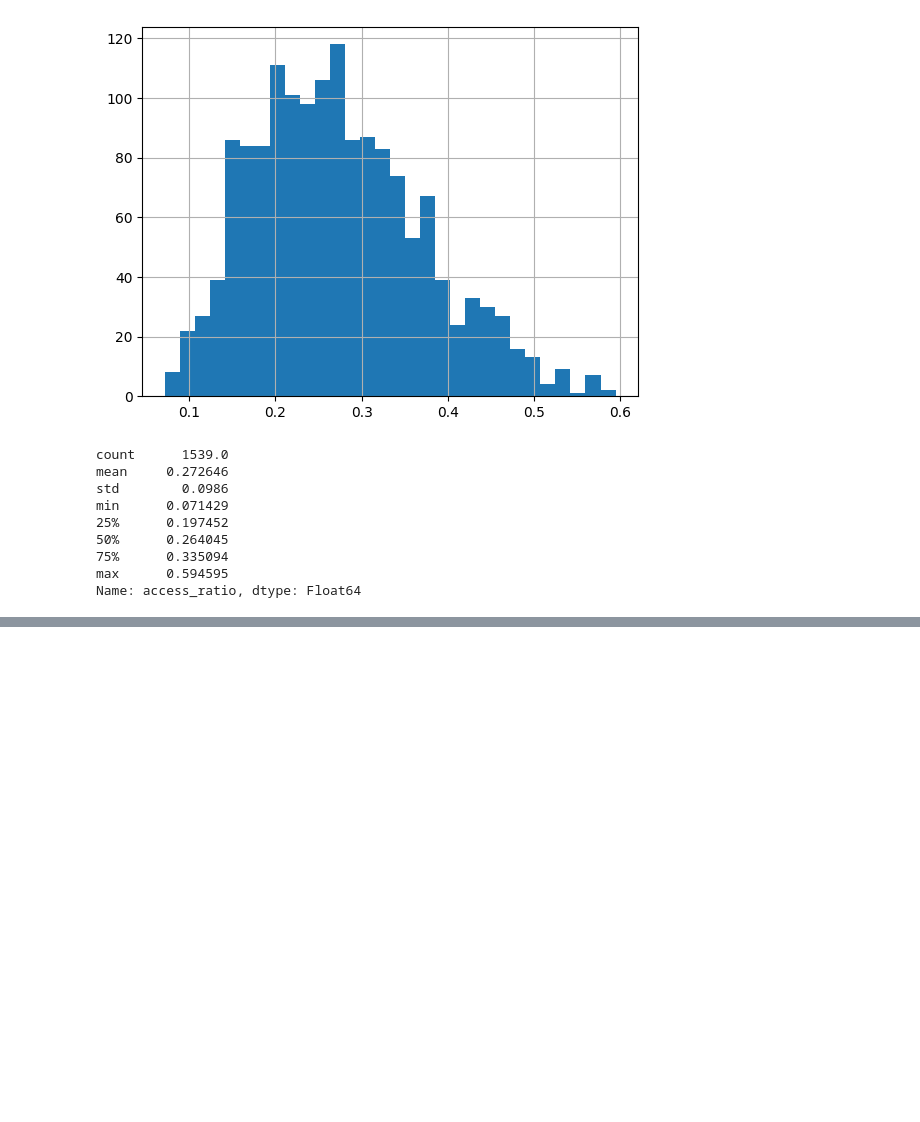
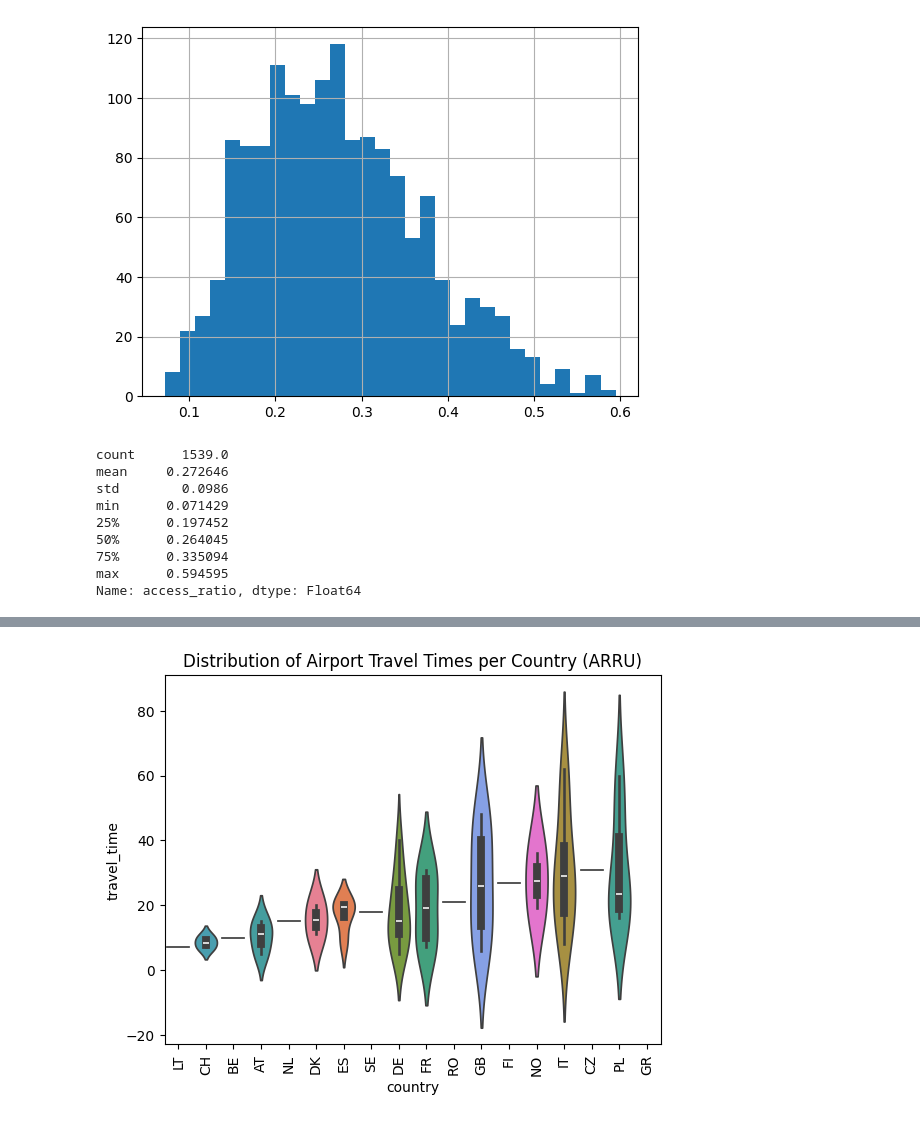
Before and after one commit to PhilippS01/ExDEx-A2, a Jupyter notebook: src/Q3_Analysis.ipynb, the cells around one changed output, grey strips where cells are left out. Cells and saved outputs as stored; diff of their text form; code cells hidden in the pictures; blank space fills up the shorter version.

```diff
--- a/src/Q3_Analysis.ipynb
+++ b/src/Q3_Analysis.ipynb
@@ -539,0 +669,12 @@ np.float64(0.8348888723225518)
+# %%
+# Country stats for Unidirectional Track
+country_stats_U = (
+    all_airports_U
+    .groupby("country")["travel_time"]
+    .agg(["count", "mean", "median", "std", "min", "max"])
+    .sort_values("mean")
+)
+
+order = country_stats.index  # use same order as before
+
+country_stats_U
@@ -539,0 +701,14 @@ np.float64(0.8348888723225518)
+# %%
+# Plot violin plot for Unidirectional Track
+sns.violinplot(
+    data=all_airports_U,
+    x="country",
+    y="travel_time",
+    hue="country",
+    order=order
+)
+plt.xticks(rotation=90)
+plt.title("Distribution of Airport Travel Times per Country (ARRU)")
+plt.show()
+# %% [output]
+[figure, added]
```
Also changed, not shown: parts of 44 cells of this notebook, 2 other files.
